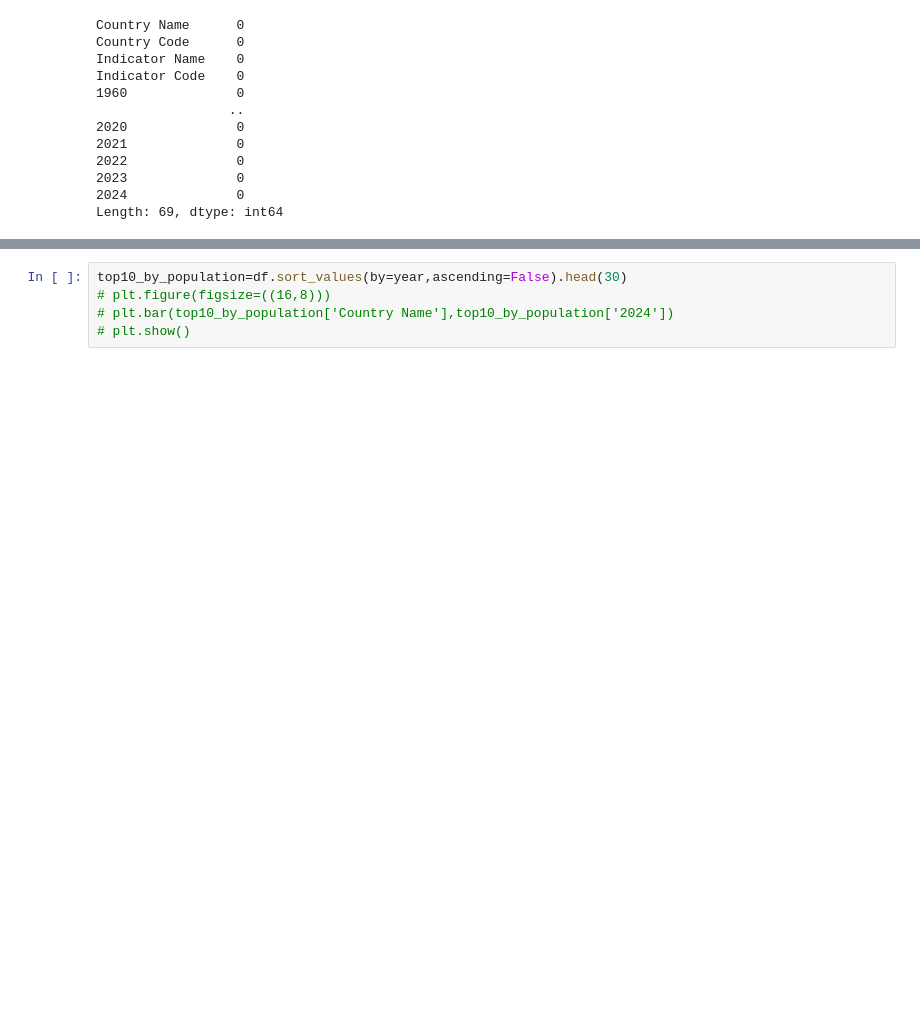
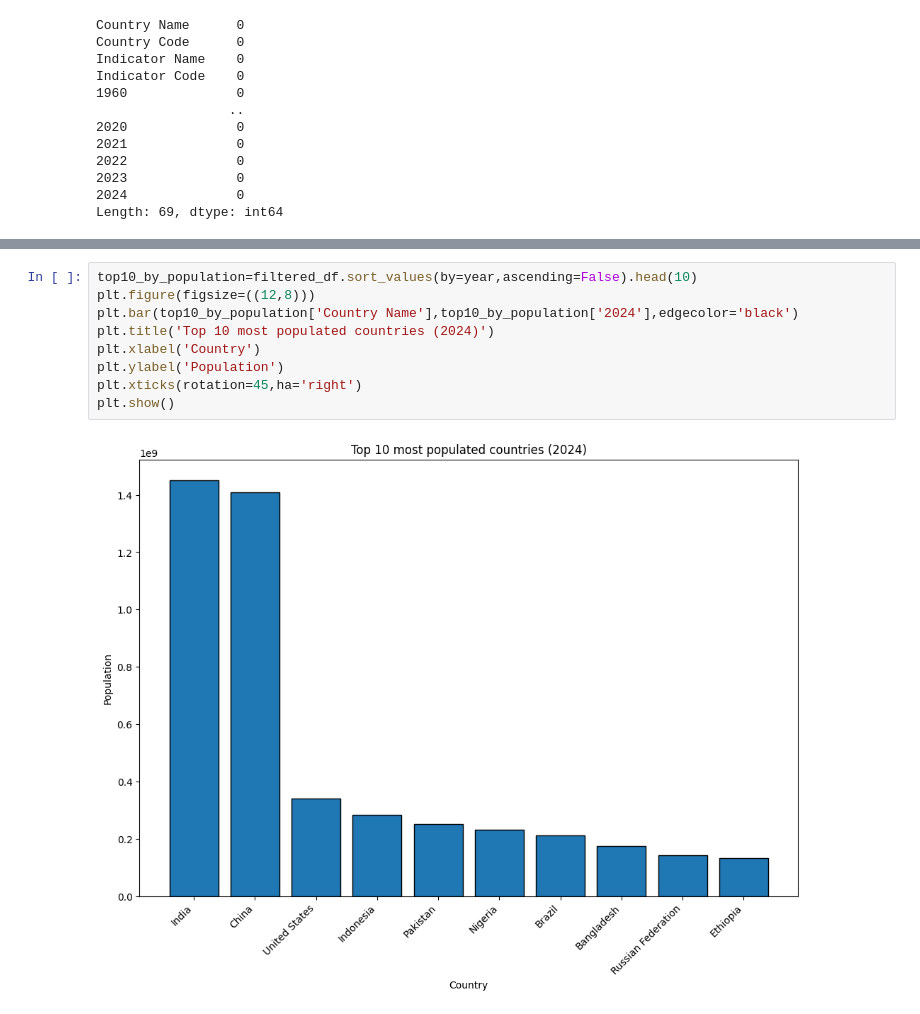
Before and after one commit to RealHaroon/PRODIGY_DS_01, a Jupyter notebook: notebook/Task 1.ipynb, the cells around one changed output, grey strips where cells are left out. Cells and saved outputs as stored; diff of their text form; blank space fills up the shorter version.

```diff
--- a/notebook/Task 1.ipynb
+++ b/notebook/Task 1.ipynb
@@ -67,5 +74,11 @@ plt.show()
 # %%
-top10_by_population=df.sort_values(by=year,ascending=False).head(30)
-# plt.figure(figsize=((16,8)))
-# plt.bar(top10_by_population['Country Name'],top10_by_population['2024'])
-# plt.show()
+top10_by_population=filtered_df.sort_values(by=year,ascending=False).head(10)
+plt.figure(figsize=((12,8)))
+plt.bar(top10_by_population['Country Name'],top10_by_population['2024'],edgecolor='black')
+plt.title('Top 10 most populated countries (2024)')
+plt.xlabel('Country')
+plt.ylabel('Population')
+plt.xticks(rotation=45,ha='right')
+plt.show()
+# %% [output]
+[figure, added]
```
Also changed, not shown: parts of 11 cells of this notebook, 10 other files.
